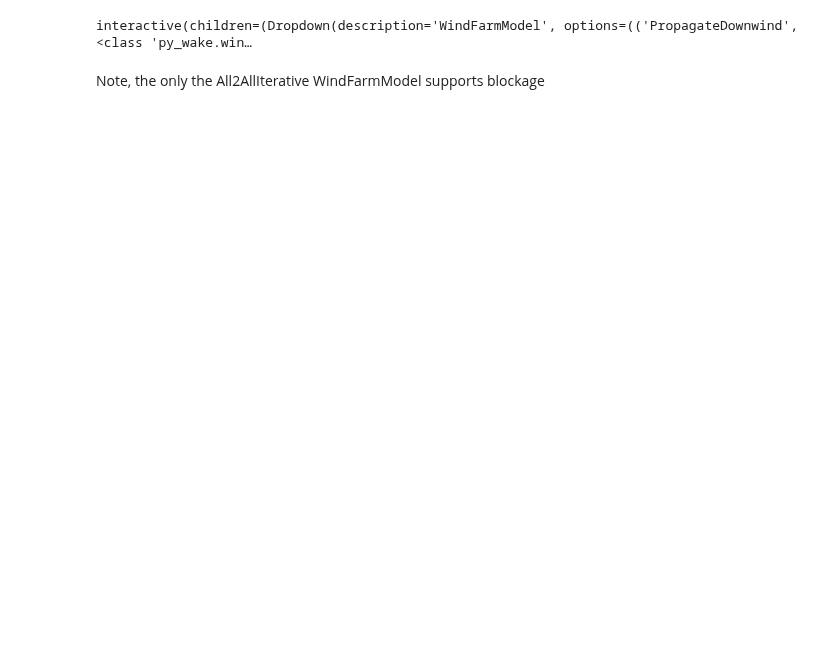
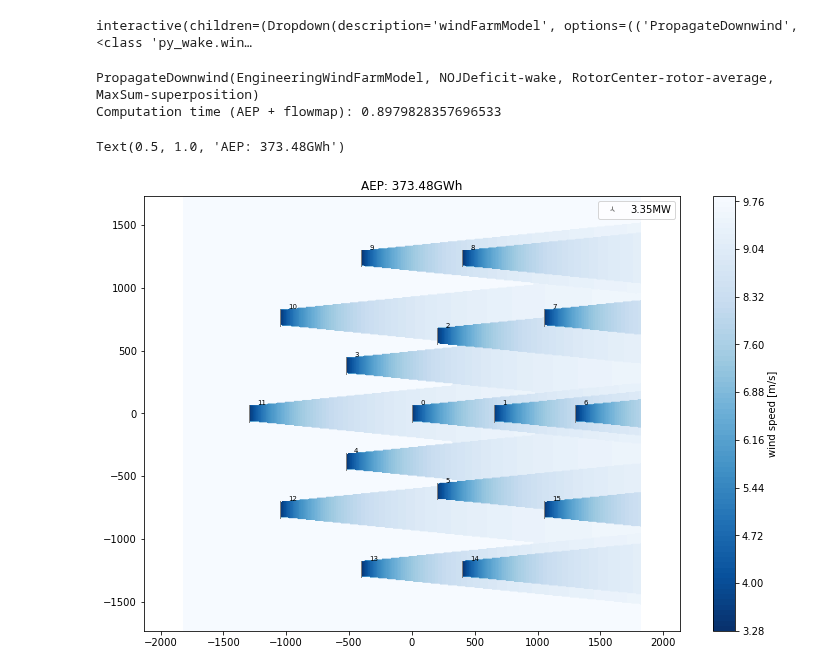
Before and after one commit to DTUWindEnergy/PyWake, a Jupyter notebook: docs/notebooks/exercises/CombineModels.ipynb, the cells around one changed output. Saved outputs shown, nothing was run; the diff lists cells and outputs as text; code cells hidden in the pictures; blank space fills up the shorter version.

```diff
--- a/docs/notebooks/exercises/CombineModels.ipynb
+++ b/docs/notebooks/exercises/CombineModels.ipynb
@@ -31,5 +22,6 @@ from IPython.display import clear_output
 # %%
 # Setup site, wind turbines
+from py_wake.examples.data.iea37._iea37 import IEA37Site, IEA37_WindTurbines
 site = IEA37Site(16)
-wt = IEA37_WindTurbines()
+windTurbines = IEA37_WindTurbines()
 x,y = site.initial_position.T
@@ -86,6 +77,29 @@ models = {
 # %%
-_ = interact(run, **models)
+_ = interact(print_signature, **models)
 # %% [output]
-interactive(children=(Dropdown(description='WindFarmModel', options=(('PropagateDownwind', <class 'py_wake.win…
+interactive(children=(Dropdown(description='windFarmModel', options=(('PropagateDownwind', <class 'py_wake.win…
-# %% [markdown]
-Note, the only the All2AllIterative WindFarmModel supports blockage
+# %%
+# windFarmModel autogenerated by dropdown boxes
+t = time.time()
+wfm = PropagateDownwind(
+    site,
+    windTurbines,
+    wake_deficitModel=NOJDeficit(
+        k=0.1,
+        use_effective_ws=False),
+    rotorAvgModel=RotorCenter(),
+    superpositionModel=MaxSum(),
+    deflectionModel=None,
+    turbulenceModel=None,
+    groundModel=NoGround())
+sim_res = wfm(x,y)
+plt.figure(figsize=(12,8))
+sim_res.flow_map(wd=270).plot_wake_map()
+print (wfm)
+print ("Computation time (AEP + flowmap):", time.time()-t)
+plt.title('AEP: %.2fGWh'%(sim_res.aep().sum()))
+# %% [output]
+PropagateDownwind(EngineeringWindFarmModel, NOJDeficit-wake, RotorCenter-rotor-average, MaxSum-superposition)
+Computation time (AEP + flowmap): 0.8979828357696533
+Text(0.5, 1.0, 'AEP: 373.48GWh')
+[figure, added]
```
Also changed, not shown: parts of 8 cells of this notebook, 2 other files.
